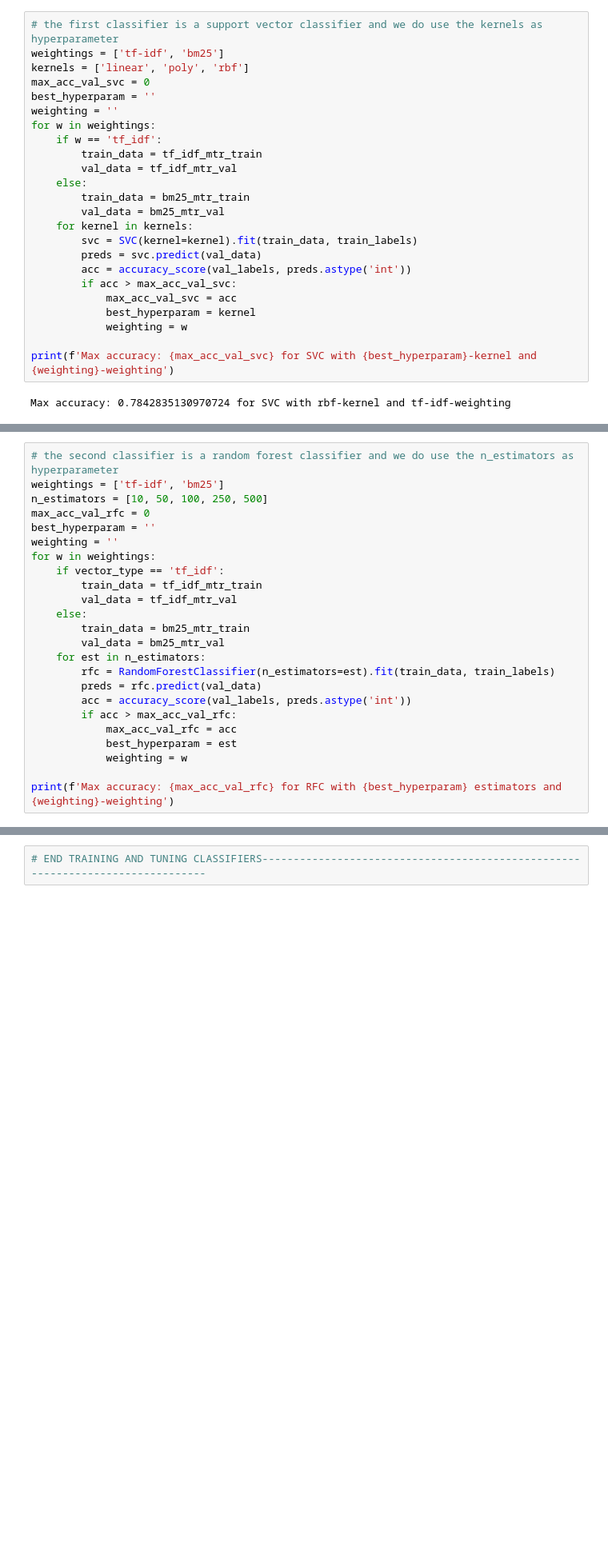
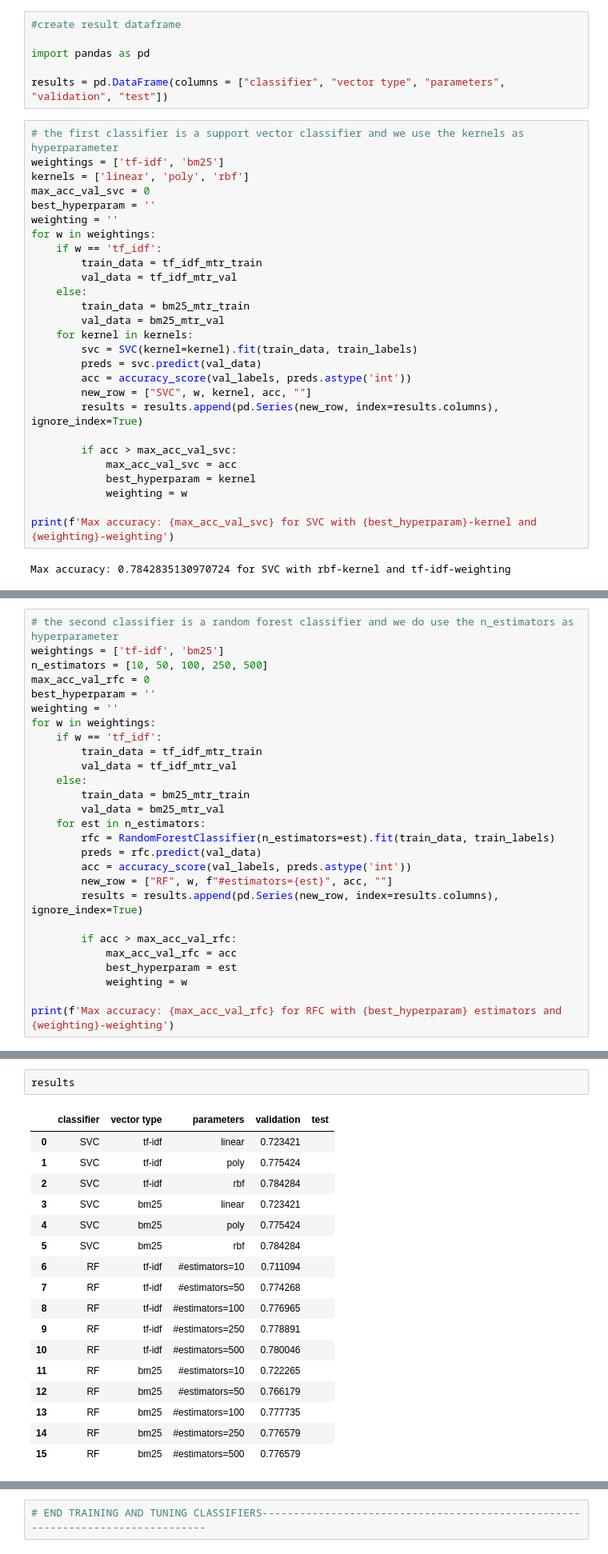
Before and after one commit to irina160/NLP_2023, a Jupyter notebook: Assignment1_elli_version2_with_bonus.ipynb, the cells around one changed output, grey strips where cells are left out. Shown at 80% size. Drawn from its saved outputs; the diff is of its cells as text; blank space fills up the shorter version.

```diff
--- a/Assignment1_elli_version2_with_bonus.ipynb
+++ b/Assignment1_elli_version2_with_bonus.ipynb
@@ -442,8 +442,14 @@ Dummy accuracy on test data:  0.1622350674373796
 # START TRAINING AND TUNING CLASSIFIERS-----------------------------------------------------------------------------
 # %%
 train_labels = np.array(train_labels).astype('int')
+# %%
+#create result dataframe
+
+import pandas as pd
+
+results = pd.DataFrame(columns = ["classifier", "vector type", "parameters", "validation", "test"])
 # %%
-# the first classifier is a support vector classifier and we do use the kernels as hyperparameter
+# the first classifier is a support vector classifier and we use the kernels as hyperparameter
 weightings = ['tf-idf', 'bm25']
 kernels = ['linear', 'poly', 'rbf']
 max_acc_val_svc = 0
@@ -460,6 +466,9 @@ for w in weightings:
         svc = SVC(kernel=kernel).fit(train_data, train_labels)
         preds = svc.predict(val_data)
         acc = accuracy_score(val_labels, preds.astype('int'))
+        new_row = ["SVC", w, kernel, acc, ""]
+        results = results.append(pd.Series(new_row, index=results.columns), ignore_index=True)
+
         if acc > max_acc_val_svc:
             max_acc_val_svc = acc
             best_hyperparam = kernel
@@ -476,7 +495,7 @@ max_acc_val_rfc = 0
 best_hyperparam = ''
 weighting = ''
 for w in weightings:
-    if vector_type == 'tf_idf':
+    if w == 'tf_idf':
         train_data = tf_idf_mtr_train
         val_data = tf_idf_mtr_val
     else:
@@ -486,6 +505,9 @@ for w in weightings:
         rfc = RandomForestClassifier(n_estimators=est).fit(train_data, train_labels)
         preds = rfc.predict(val_data)
         acc = accuracy_score(val_labels, preds.astype('int'))
+        new_row = ["RF", w, f"#estimators={est}", acc, ""]
+        results = results.append(pd.Series(new_row, index=results.columns), ignore_index=True)
+
         if acc > max_acc_val_rfc:
             max_acc_val_rfc = acc
             best_hyperparam = est
@@ -496,0 +519,20 @@ Max accuracy: 0.7831278890600925 for RFC with 500 estimators and bm25-weighting
+# %%
+results
+# %% [output]
+|  | classifier | vector type | parameters | validation | test |
+| 0 | SVC | tf-idf | linear | 0.723421 |  |
+| 1 | SVC | tf-idf | poly | 0.775424 |  |
+| 2 | SVC | tf-idf | rbf | 0.784284 |  |
+| 3 | SVC | bm25 | linear | 0.723421 |  |
+| 4 | SVC | bm25 | poly | 0.775424 |  |
+| 5 | SVC | bm25 | rbf | 0.784284 |  |
+| 6 | RF | tf-idf | #estimators=10 | 0.711094 |  |
+| 7 | RF | tf-idf | #estimators=50 | 0.774268 |  |
+| 8 | RF | tf-idf | #estimators=100 | 0.776965 |  |
+| 9 | RF | tf-idf | #estimators=250 | 0.778891 |  |
+| 10 | RF | tf-idf | #estimators=500 | 0.780046 |  |
+| 11 | RF | bm25 | #estimators=10 | 0.722265 |  |
+| 12 | RF | bm25 | #estimators=50 | 0.766179 |  |
+| 13 | RF | bm25 | #estimators=100 | 0.777735 |  |
+| 14 | RF | bm25 | #estimators=250 | 0.776579 |  |
+| 15 | RF | bm25 | #estimators=500 | 0.776579 |  |
```
Also changed, not shown: parts of 18 cells of this notebook.
